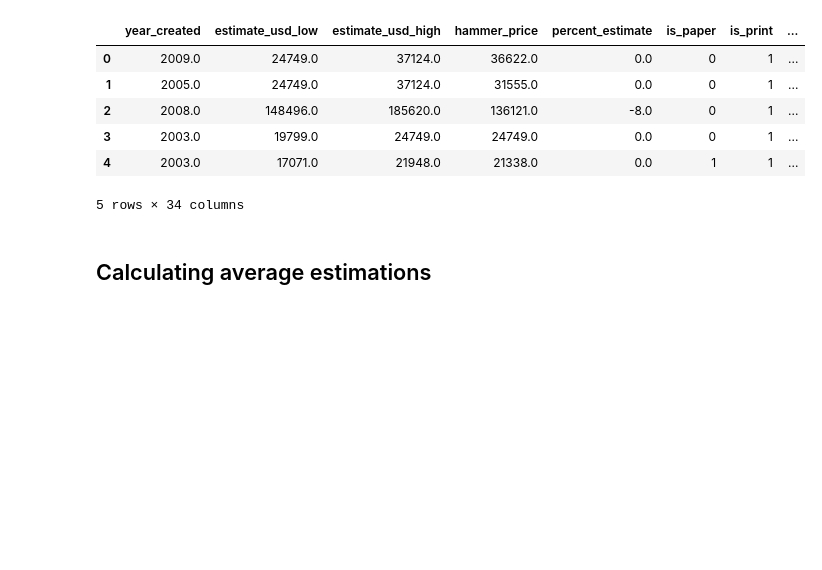
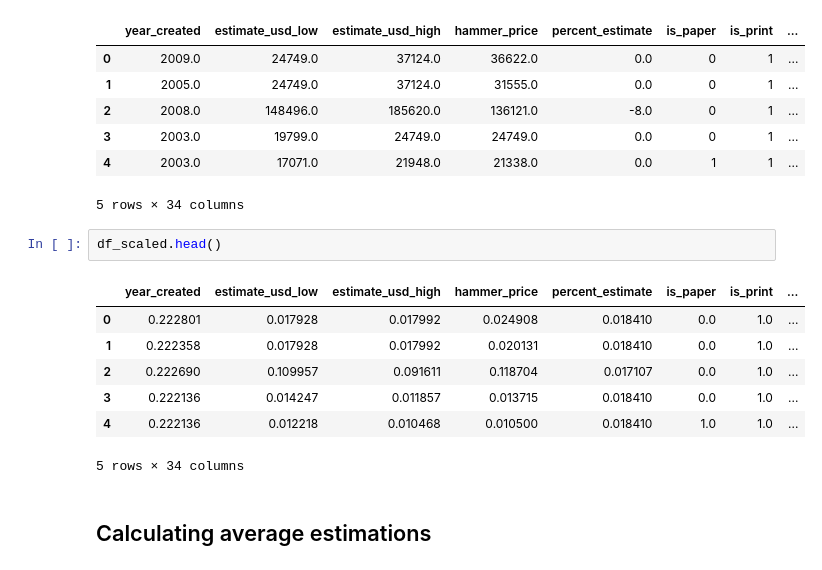
Before and after one commit to jeremiah-toribio/art-of-data, a Jupyter notebook: workbook.ipynb, the cells around one changed output. Cells and saved outputs as stored; diff of their text form; blank space fills up the shorter version.

```diff
--- a/workbook.ipynb
+++ b/workbook.ipynb
@@ -373,6 +382,16 @@ model_df.head()
 | 3 | 2003.0 | 19799.0 | 24749.0 | 24749.0 | 0.0 | 0 | 1 | ... |
 | 4 | 2003.0 | 17071.0 | 21948.0 | 21338.0 | 0.0 | 1 | 1 | ... |
 5 rows × 34 columns
+# %%
+df_scaled.head()
+# %% [output]
+|  | year_created | estimate_usd_low | estimate_usd_high | hammer_price | percent_estimate | is_paper | is_print | ... |
+| 0 | 0.222801 | 0.017928 | 0.017992 | 0.024908 | 0.018410 | 0.0 | 1.0 | ... |
+| 1 | 0.222358 | 0.017928 | 0.017992 | 0.020131 | 0.018410 | 0.0 | 1.0 | ... |
+| 2 | 0.222690 | 0.109957 | 0.091611 | 0.118704 | 0.017107 | 0.0 | 1.0 | ... |
+| 3 | 0.222136 | 0.014247 | 0.011857 | 0.013715 | 0.018410 | 0.0 | 1.0 | ... |
+| 4 | 0.222136 | 0.012218 | 0.010468 | 0.010500 | 0.018410 | 1.0 | 1.0 | ... |
+5 rows × 34 columns
 # %% [markdown]
 ## Calculating average estimations
 # %%
```
Also changed, not shown: parts of 21 cells of this notebook, 2 other files.
